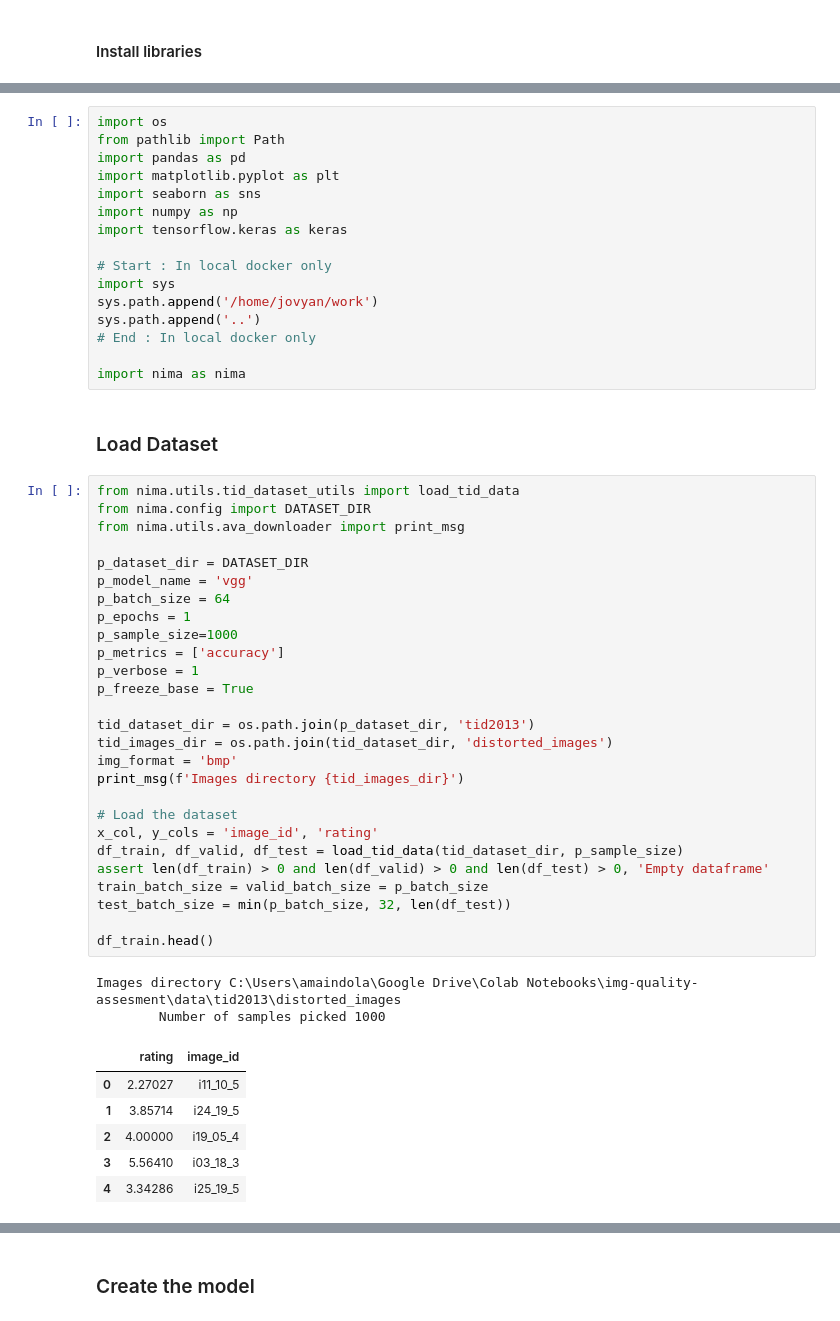
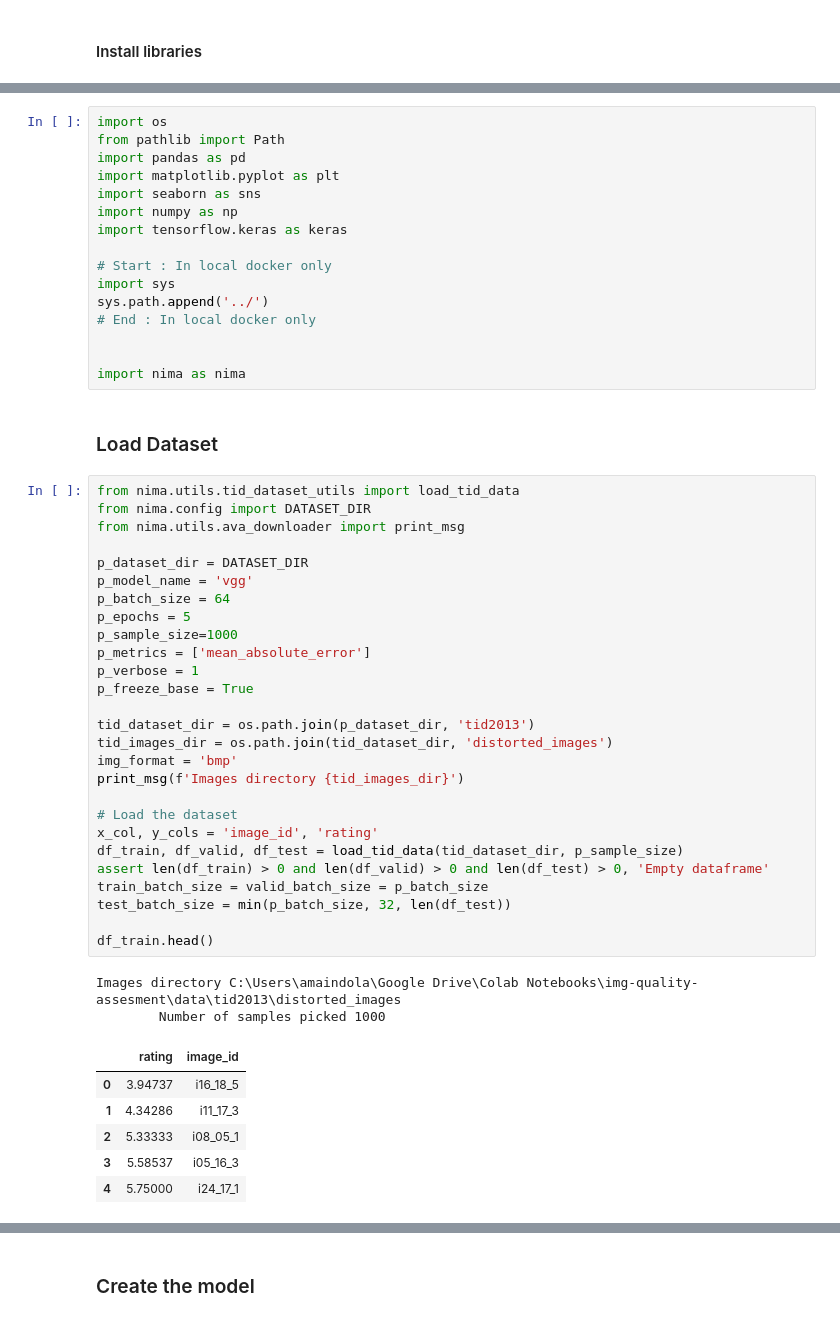
Before and after one commit to maindolaamit/nima, a Jupyter notebook: notebooks/tid_train_model.ipynb, the cells around one changed output, grey strips where cells are left out. Drawn from its saved outputs; the diff is of its cells as text.

```diff
--- a/notebooks/tid_train_model.ipynb
+++ b/notebooks/tid_train_model.ipynb
@@ -47,46 +24,46 @@ import tensorflow.keras as keras
 
 # Start : In local docker only
 import sys
-sys.path.append('/home/jovyan/work')
-sys.path.append('..')
+sys.path.append('../')
 # End : In local docker only
 
+
 import nima as nima
 # %% [markdown]
 ### Load Dataset
 # %%
 from nima.utils.tid_dataset_utils import load_tid_data
 from nima.config import DATASET_DIR
 from nima.utils.ava_downloader import print_msg
 
 p_dataset_dir = DATASET_DIR
 p_model_name = 'vgg'
 p_batch_size = 64
-p_epochs = 1
+p_epochs = 5
 p_sample_size=1000
-p_metrics = ['accuracy']
+p_metrics = ['mean_absolute_error']
 p_verbose = 1
 p_freeze_base = True
 
 tid_dataset_dir = os.path.join(p_dataset_dir, 'tid2013')
 tid_images_dir = os.path.join(tid_dataset_dir, 'distorted_images')
 img_format = 'bmp'
 print_msg(f'Images directory {tid_images_dir}')
 
 # Load the dataset
 x_col, y_cols = 'image_id', 'rating'
 df_train, df_valid, df_test = load_tid_data(tid_dataset_dir, p_sample_size)
 assert len(df_train) > 0 and len(df_valid) > 0 and len(df_test) > 0, 'Empty dataframe'
 train_batch_size = valid_batch_size = p_batch_size
 test_batch_size = min(p_batch_size, 32, len(df_test))
 
 df_train.head()
 # %% [output]
 Images directory C:\Users\amaindola\Google Drive\Colab Notebooks\img-quality-assesment\data\tid2013\distorted_images
         Number of samples picked 1000
 |  | rating | image_id |
-| 0 | 2.27027 | i11_10_5 |
-| 1 | 3.85714 | i24_19_5 |
-| 2 | 4.00000 | i19_05_4 |
-| 3 | 5.56410 | i03_18_3 |
-| 4 | 3.34286 | i25_19_5 |
+| 0 | 3.94737 | i16_18_5 |
+| 1 | 4.34286 | i11_17_3 |
+| 2 | 5.33333 | i08_05_1 |
+| 3 | 5.58537 | i05_16_3 |
+| 4 | 5.75000 | i24_17_1 |
```
Also changed, not shown: parts of 14 cells of this notebook, 6 other files.
